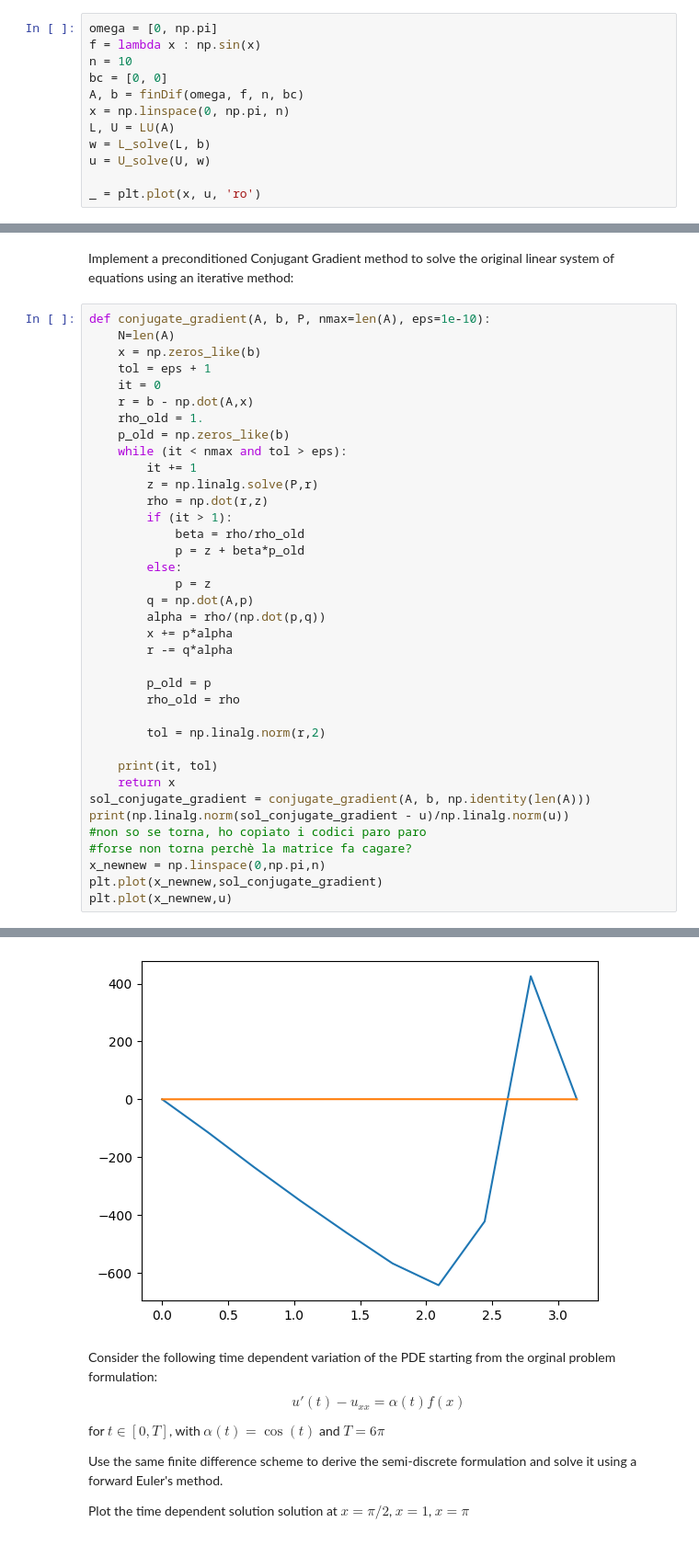
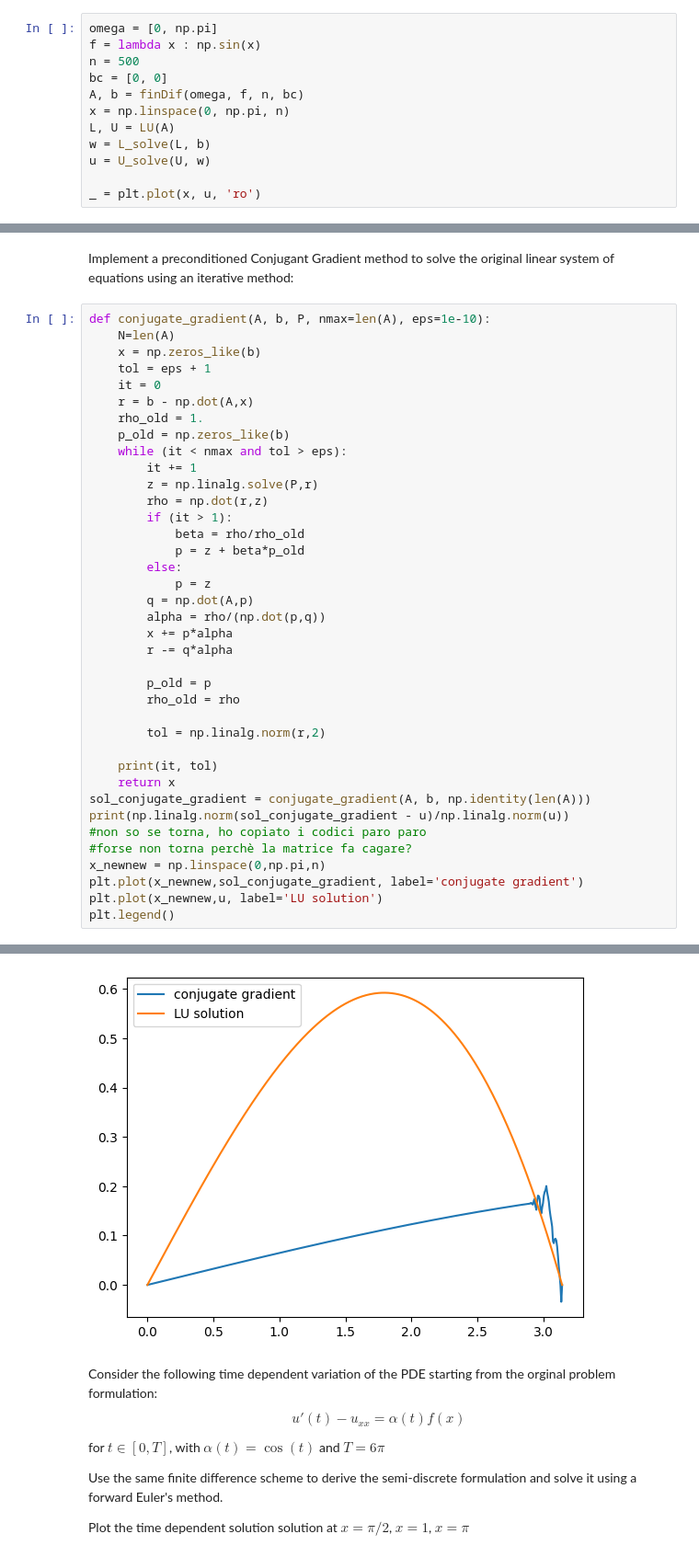
Before and after one commit to GiacomoDiFa/Progetto-MN, a Jupyter notebook: progetto_MN_Di_Fabrizio_Montanari.ipynb, the cells around one changed output, grey strips where cells are left out. Shown: that part at 92% size. Saved outputs shown, nothing was run; the diff lists cells and outputs as text.

```diff
--- a/progetto_MN_Di_Fabrizio_Montanari.ipynb
+++ b/progetto_MN_Di_Fabrizio_Montanari.ipynb
@@ -180,7 +181,7 @@ Solve the derived linear system using the implemented functions and plot the com
 # %%
 omega = [0, np.pi]
 f = lambda x : np.sin(x)
-n = 10
+n = 500
 bc = [0, 0]
 A, b = finDif(omega, f, n, bc)
 x = np.linspace(0, np.pi, n)
@@ -339,6 +340,7 @@ print(np.linalg.norm(sol_conjugate_gradient - u)/np.linalg.norm(u))
 #non so se torna, ho copiato i codici paro paro
 #forse non torna perchè la matrice fa cagare?
 x_newnew = np.linspace(0,np.pi,n)
-plt.plot(x_newnew,sol_conjugate_gradient)
-plt.plot(x_newnew,u)
+plt.plot(x_newnew,sol_conjugate_gradient, label='conjugate gradient')
+plt.plot(x_newnew,u, label='LU solution')
+plt.legend()
 # %% [output]
@@ -348,4 +350,4 @@ plt.plot(x_newnew,u)
-[figure, old version]
+[figure, new version]
 # %% [markdown]
 Consider the following time dependent variation of the PDE starting from the orginal problem formulation:
 $$
```
Also changed, not shown: parts of 16 cells of this notebook.
